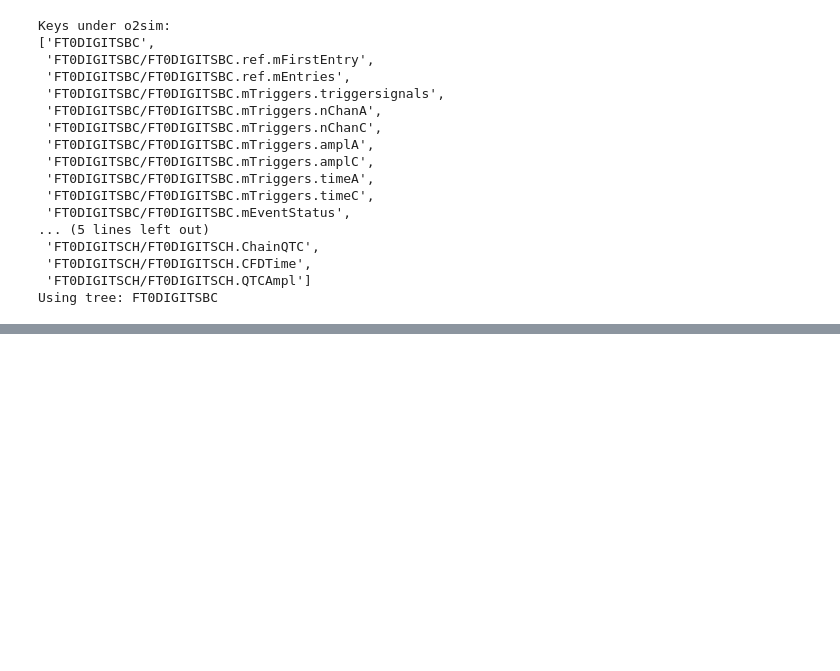
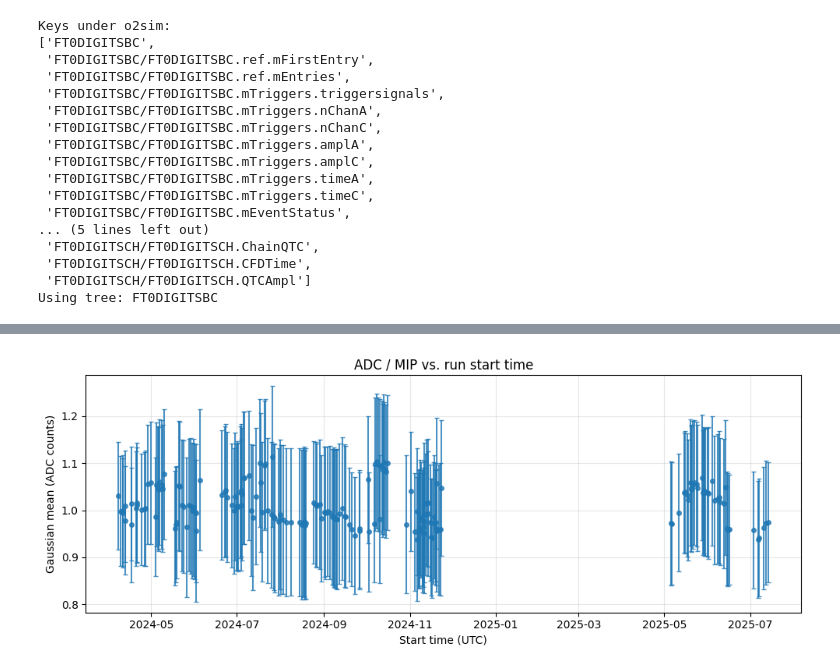
Before and after one commit to mvishiu11/LHC-aging-analysis, a Jupyter notebook: notebooks/analysis.ipynb, the cells around one changed output, grey strips where cells are left out. Saved outputs shown, nothing was run; the diff lists cells and outputs as text; code cells hidden in the pictures; blank space fills up the shorter version.

```diff
--- a/notebooks/analysis.ipynb
+++ b/notebooks/analysis.ipynb
@@ -102,0 +61,5 @@ AttributeError: 'AwkwardExtensionArray' object has no attribute 'value_counts'
+# %%
+with RUN_JSON.open() as f:
+    run_meta = {item["run"]: item["start_ms"] for item in json.load(f)}
+
+print(f"runs.json contains {len(run_meta)} entries")
@@ -102,0 +155,27 @@ AttributeError: 'AwkwardExtensionArray' object has no attribute 'value_counts'
+# %%
+plt.figure(figsize=(10, 4))
+
+# 1) keep only rows with a finite, positive σ
+plot_df = df[np.isfinite(df["err"])].copy()
+plot_df["err"] = plot_df["err"].abs()         # force positivity
+
+# 2) convert ms → pandas datetime, then to matplotlib
+plot_df["time"] = pd.to_datetime(plot_df["start_ms"], unit="ms")
+
+plt.errorbar(
+    plot_df["time"],
+    plot_df["adc_mip"],
+    yerr=plot_df["err"],
+    fmt="o",
+    ms=4,
+    capsize=2,
+    alpha=0.8,
+)
+
+plt.title("ADC / MIP vs. run start time")
+plt.ylabel("Gaussian mean (ADC counts)")
+plt.xlabel("Start time (UTC)")
+plt.grid(True, alpha=0.3)
+plt.tight_layout()
+# %% [output]
+[figure, added]
```
Also changed, not shown: parts of 14 cells of this notebook.
